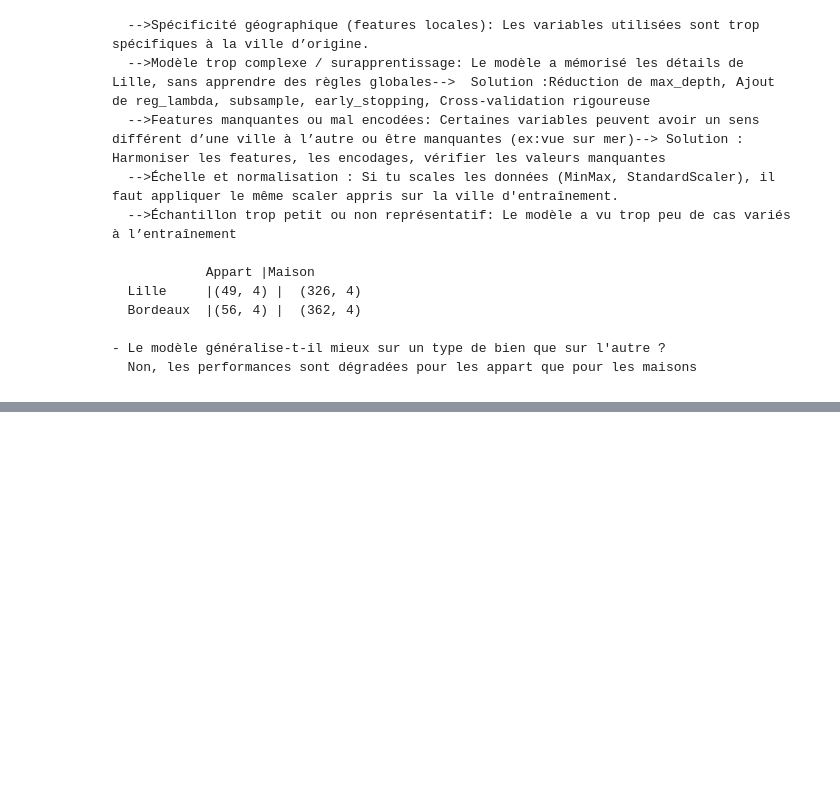
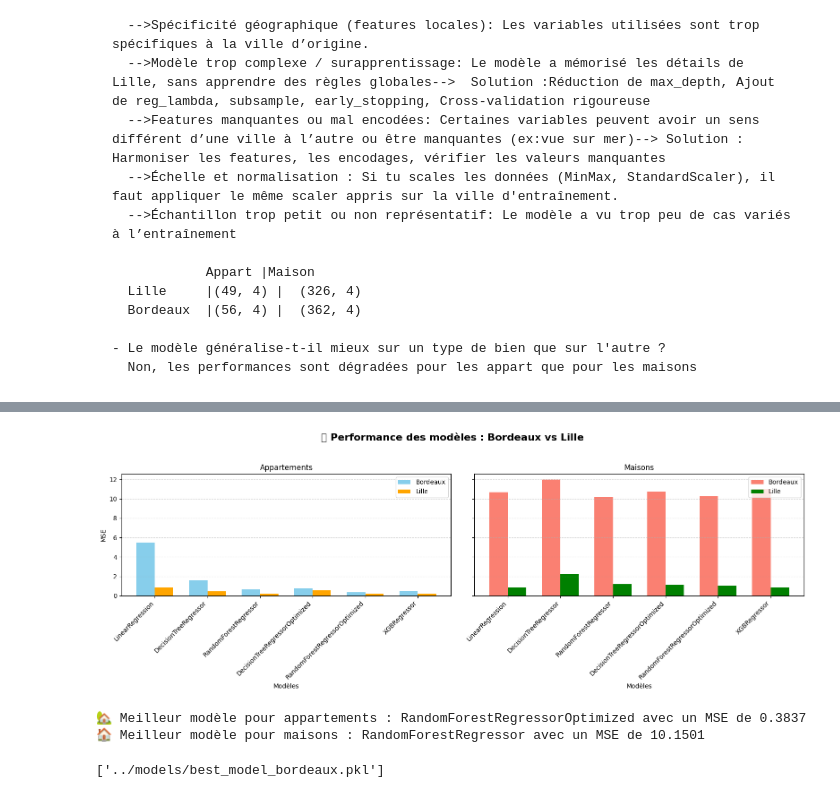
Before and after one commit to CSAADZIDI/Fast-api-ml-immo-project, a Jupyter notebook: notebooks/phase_2_bordeaux.ipynb, the cells around one changed output, grey strips where cells are left out. Saved outputs shown, nothing was run; the diff lists cells and outputs as text; code cells hidden in the pictures; blank space fills up the shorter version.

```diff
--- a/notebooks/phase_2_bordeaux.ipynb
+++ b/notebooks/phase_2_bordeaux.ipynb
@@ -427,0 +527,77 @@ mse_m
+# %%
+
+import json
+
+# Charger les MSE de Lille depuis le fichier JSON
+with open("mse_lille.json", "r") as f:
+    mse_lille = json.load(f)
+
+# Données Bordeaux (déjà chargées dans mse_results_appart et mse_results_maison)
+labels_appart = list(mse_results_appart.keys())
+mse_list_bx_appart = list(mse_results_appart.values())
+mse_list_lille_appart = [mse_lille["appartements"][label] for label in labels_appart]
+
+labels_maison = list(mse_results_maison.keys())
+mse_list_bx_maison = list(mse_results_maison.values())
+mse_list_lille_maison = [mse_lille["maisons"][label] for label in labels_maison]
+
+# ========================
+# FIGURE : Appartements
+# ========================
+x = range(len(labels_appart))
+bar_width = 0.35
+
+fig, axes = plt.subplots(1, 2, figsize=(16, 6), sharey=True)
+fig.suptitle("📊 Performance des modèles : Bordeaux vs Lille", fontsize=16, fontweight='bold')
+
+# Subplot 1 : Appartements
+axes[0].bar([i - bar_width/2 for i in x], mse_list_bx_appart, width=bar_width, label='Bordeaux', color='skyblue')
+axes[0].bar([i + bar_width/2 for i in x], mse_list_lille_appart, width=bar_width, label='Lille', color='orange')
+axes[0].set_title("Appartements")
+axes[0].set_ylabel("MSE")
+axes[0].set_xlabel("Modèles")
+axes[0].set_xticks(x)
+axes[0].set_xticklabels(labels_appart, rotation=45, ha='right')
+axes[0].grid(axis='y', linestyle='--', alpha=0.5)
+
+# Subplot 2 : Maisons
+x = range(len(labels_maison))
+axes[1].bar([i - bar_width/2 for i in x], mse_list_bx_maison, width=bar_width, label='Bordeaux', color='salmon')
+axes[1].bar([i + bar_width/2 for i in x], mse_list_lille_maison, width=bar_width, label='Lille', color='green')
+axes[1].set_title("Maisons")
+axes[1].set_xlabel("Modèles")
+axes[1].set_xticks(x)
+axes[1].set_xticklabels(labels_maison, rotation=45, ha='right')
+axes[1].grid(axis='y', linestyle='--', alpha=0.5)
+
+# Légende et mise en page
+axes[0].legend()
+axes[1].legend()
+plt.tight_layout(rect=[0, 0, 1, 0.95])
+plt.show()
+# %% [output]
+[figure, added]
+# %%
+# Calcul du meilleur modèle pour appartements
+best_model_appart = min(mse_results_appart, key=mse_results_appart.get)
+best_mse_appart = mse_results_appart[best_model_appart]
+
+# Calcul du meilleur modèle pour maisons
+best_model_maison = min(mse_results_maison, key=mse_results_maison.get)
+best_mse_maison = mse_results_maison[best_model_maison]
+
+print(f"🏡 Meilleur modèle pour appartements : {best_model_appart} avec un MSE de {best_mse_appart:.4f}")
+print(f"🏠 Meilleur modèle pour maisons : {best_model_maison} avec un MSE de {best_mse_maison:.4f}")
+# %% [output]
+🏡 Meilleur modèle pour appartements : RandomForestRegressorOptimized avec un MSE de 0.3837
+🏠 Meilleur modèle pour maisons : RandomForestRegressor avec un MSE de 10.1501
+# %%
+joblib.dump({'model_a': models[best_model_appart],
+             'scaler_Xa': loaded_scaler_Xa,
+             'scaler_ya':loaded_scaler_ya,
+             'model_m': models_m[best_model_maison],
+             'scaler_Xm': loaded_scaler_Xm,
+             'scaler_ym':loaded_scaler_ym},
+            '../models/best_model_bordeaux.pkl')
+# %% [output]
+['../models/best_model_bordeaux.pkl']
```
Also changed, not shown: parts of 2 cells of this notebook, 17 other files.
